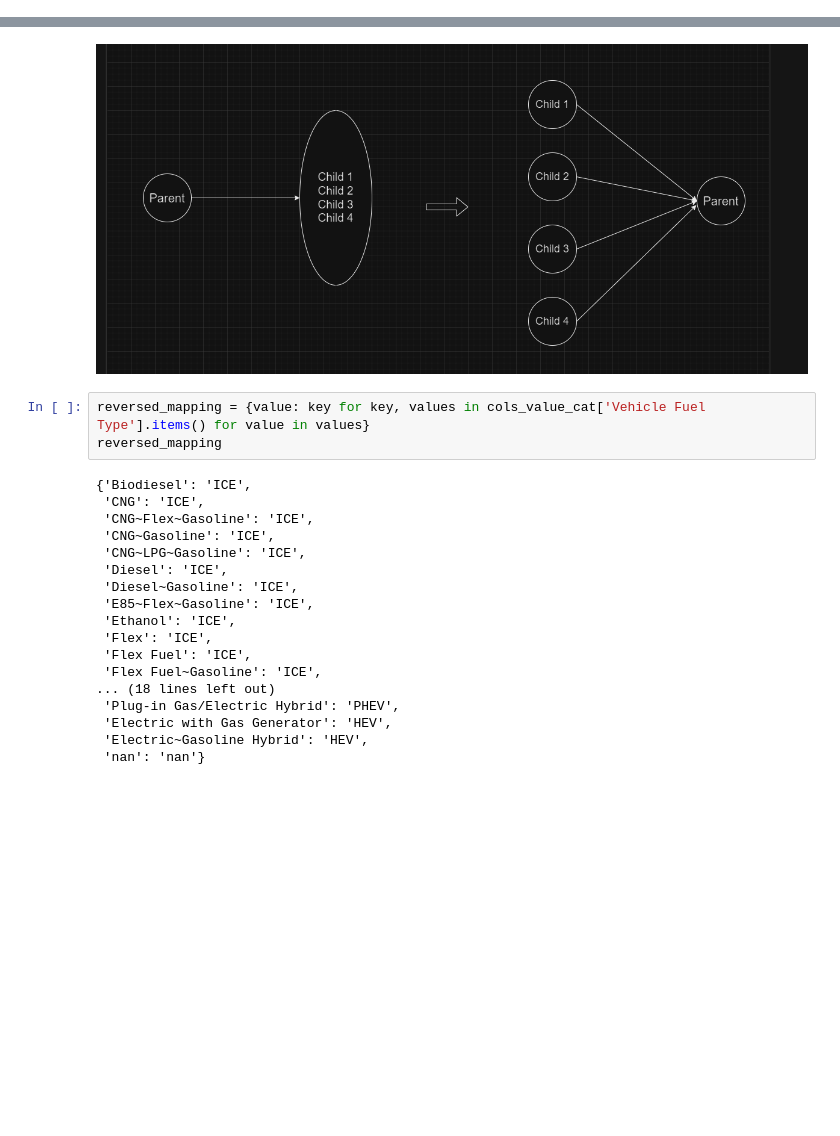
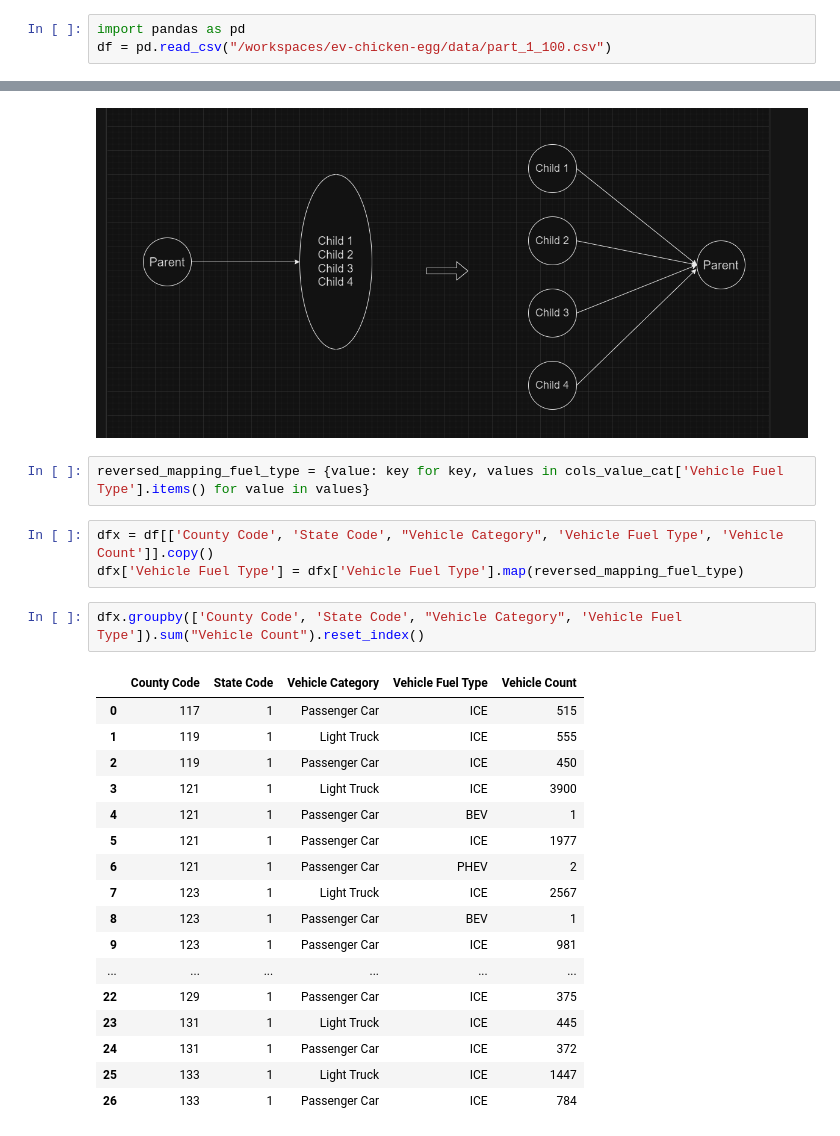
Before and after one commit to itssagunkarki/ev-chicken-egg, a Jupyter notebook: main.ipynb, the cells around one changed output, grey strips where cells are left out. Drawn from its saved outputs; the diff is of its cells as text; blank space fills up the shorter version.

Commit message:
data mapped and calculated grouped Vehicle Count

```diff
--- a/main.ipynb
+++ b/main.ipynb
@@ -22,6 +22,9 @@ else:
     df = data.partitions[0].compute()
 # %% [output]
 Error:
+# %%
+import pandas as pd
+df = pd.read_csv("/workspaces/ev-chicken-egg/data/part_1_100.csv")
 # %%
 cols_value_cat = {
     "Vehicle Segmentation": {
@@ -121,23 +124,27 @@ cols_value_cat = {
 # %% [markdown]
 ![image.png](attachment:image.png)
 # %%
-reversed_mapping = {value: key for key, values in cols_value_cat['Vehicle Fuel Type'].items() for value in values}
-reversed_mapping
+reversed_mapping_fuel_type = {value: key for key, values in cols_value_cat['Vehicle Fuel Type'].items() for value in values}
-# %% [output]
-{'Biodiesel': 'ICE',
- 'CNG': 'ICE',
- 'CNG~Flex~Gasoline': 'ICE',
- 'CNG~Gasoline': 'ICE',
- 'CNG~LPG~Gasoline': 'ICE',
- 'Diesel': 'ICE',
- 'Diesel~Gasoline': 'ICE',
- 'E85~Flex~Gasoline': 'ICE',
- 'Ethanol': 'ICE',
- 'Flex': 'ICE',
- 'Flex Fuel': 'ICE',
- 'Flex Fuel~Gasoline': 'ICE',
-... (18 lines left out)
- 'Plug-in Gas/Electric Hybrid': 'PHEV',
- 'Electric with Gas Generator': 'HEV',
- 'Electric~Gasoline Hybrid': 'HEV',
- 'nan': 'nan'}
+# %%
+dfx = df[['County Code', 'State Code', "Vehicle Category", 'Vehicle Fuel Type', 'Vehicle Count']].copy()
+dfx['Vehicle Fuel Type'] = dfx['Vehicle Fuel Type'].map(reversed_mapping_fuel_type)
+# %%
+dfx.groupby(['County Code', 'State Code', "Vehicle Category", 'Vehicle Fuel Type']).sum("Vehicle Count").reset_index()
+# %% [output]
+|  | County Code | State Code | Vehicle Category | Vehicle Fuel Type | Vehicle Count |
+| 0 | 117 | 1 | Passenger Car | ICE | 515 |
+| 1 | 119 | 1 | Light Truck | ICE | 555 |
+| 2 | 119 | 1 | Passenger Car | ICE | 450 |
+| 3 | 121 | 1 | Light Truck | ICE | 3900 |
+| 4 | 121 | 1 | Passenger Car | BEV | 1 |
+| 5 | 121 | 1 | Passenger Car | ICE | 1977 |
+| 6 | 121 | 1 | Passenger Car | PHEV | 2 |
+| 7 | 123 | 1 | Light Truck | ICE | 2567 |
+| 8 | 123 | 1 | Passenger Car | BEV | 1 |
+| 9 | 123 | 1 | Passenger Car | ICE | 981 |
+| ... | ... | ... | ... | ... | ... |
+| 22 | 129 | 1 | Passenger Car | ICE | 375 |
+| 23 | 131 | 1 | Light Truck | ICE | 445 |
+| 24 | 131 | 1 | Passenger Car | ICE | 372 |
+| 25 | 133 | 1 | Light Truck | ICE | 1447 |
+| 26 | 133 | 1 | Passenger Car | ICE | 784 |
```
Also changed, not shown: parts of 2 cells of this notebook.
